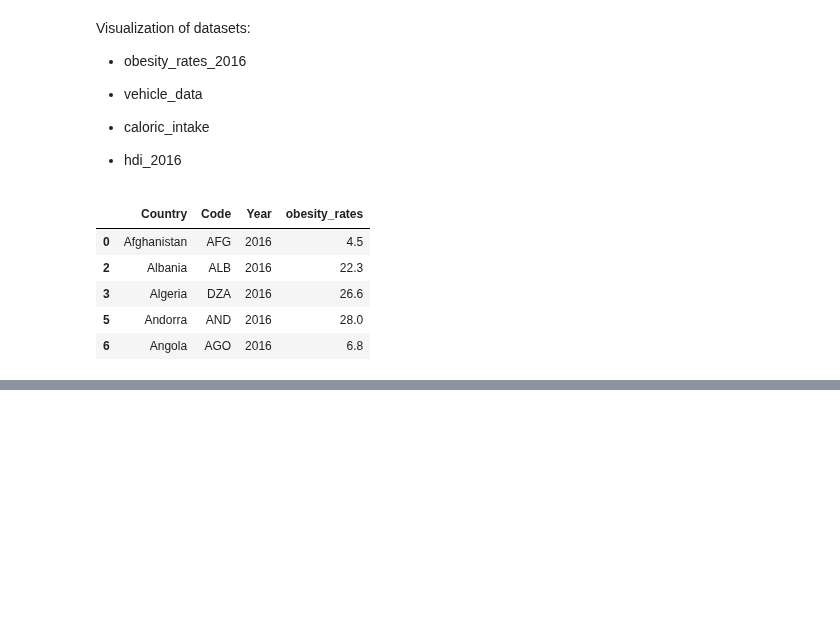
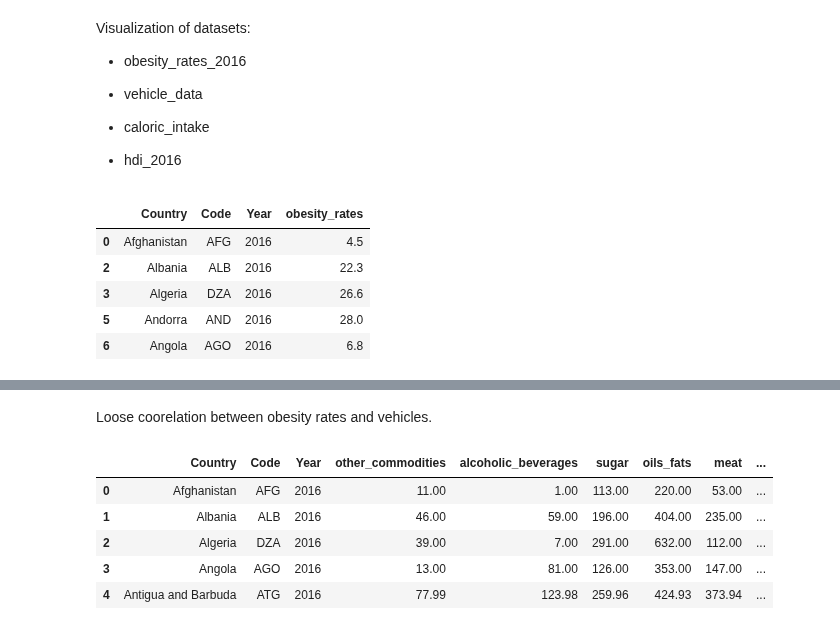
Before and after one commit to lizziefay/health_EDA, a Jupyter notebook: obesity_rates.ipynb, the cells around one changed output, grey strips where cells are left out. Drawn from its saved outputs; the diff is of its cells as text; code cells hidden in the pictures; blank space fills up the shorter version.

```diff
--- a/obesity_rates.ipynb
+++ b/obesity_rates.ipynb
@@ -400,0 +435,13 @@ fig.show()
+# %% [markdown]
+Loose coorelation between obesity rates and vehicles.
+# %%
+# merge caloric intake and obesity rates to see correlation caloric intake and obesity rates
+merge_calories = pd.merge(caloric_intake, obesity_rates_2016, on=['Country', 'Code', 'Year'], how='inner')
+merge_calories.head()
+# %% [output]
+|  | Country | Code | Year | other_commodities | alcoholic_beverages | sugar | oils_fats | meat | ... |
+| 0 | Afghanistan | AFG | 2016 | 11.00 | 1.00 | 113.00 | 220.00 | 53.00 | ... |
+| 1 | Albania | ALB | 2016 | 46.00 | 59.00 | 196.00 | 404.00 | 235.00 | ... |
+| 2 | Algeria | DZA | 2016 | 39.00 | 7.00 | 291.00 | 632.00 | 112.00 | ... |
+| 3 | Angola | AGO | 2016 | 13.00 | 81.00 | 126.00 | 353.00 | 147.00 | ... |
+| 4 | Antigua and Barbuda | ATG | 2016 | 77.99 | 123.98 | 259.96 | 424.93 | 373.94 | ... |
```
Also changed, not shown: parts of 8 cells of this notebook.
